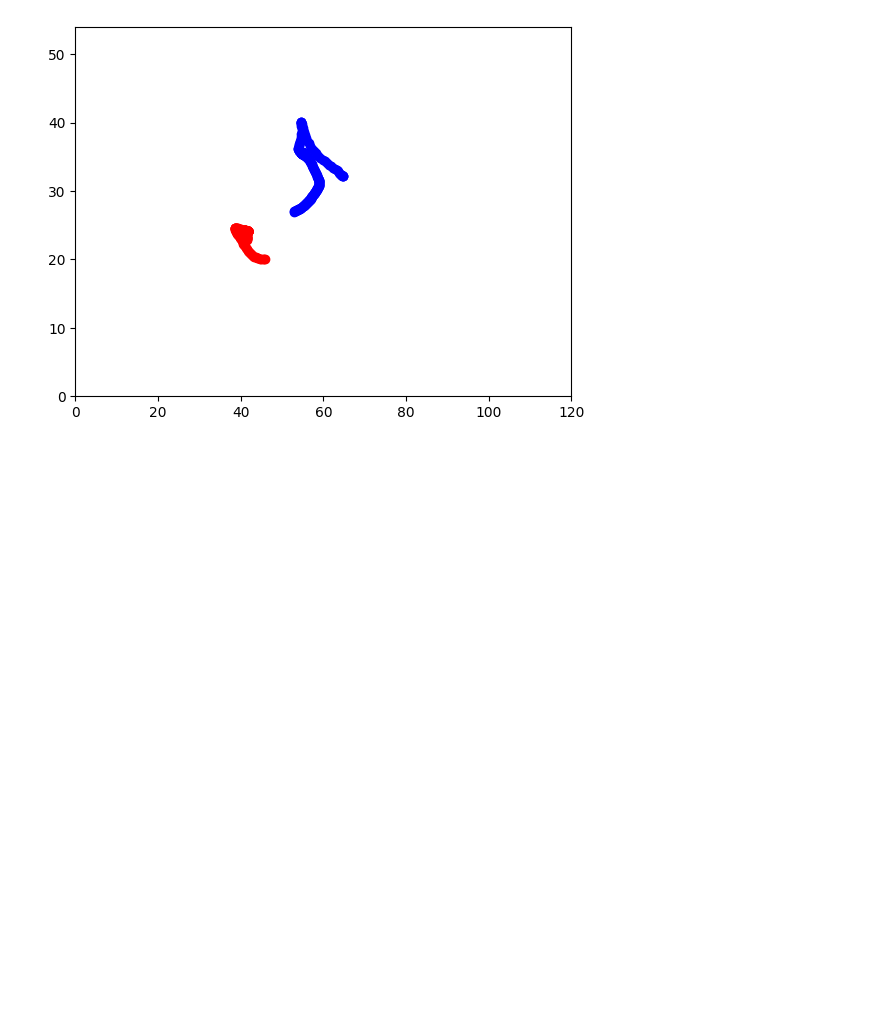
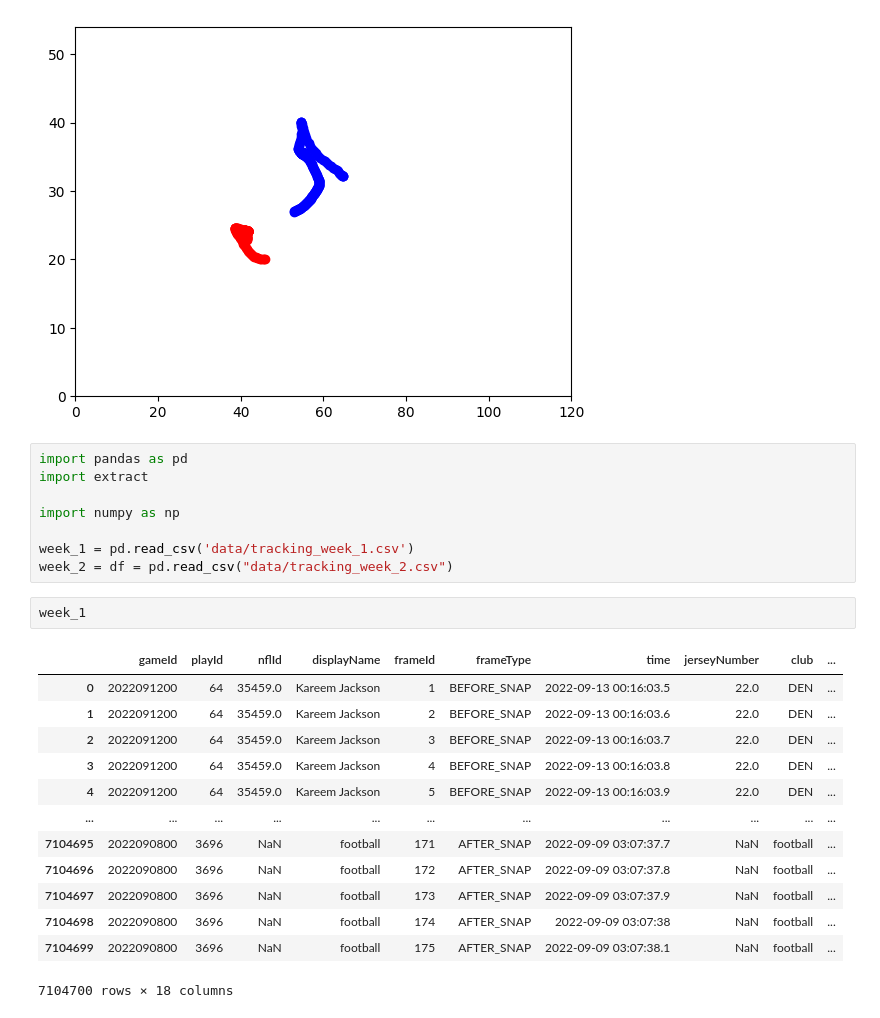
Before and after one commit to akannan05/nfl-data-bowl-25, a Jupyter notebook: test.ipynb, the cells around one changed output. Saved outputs shown, nothing was run; the diff lists cells and outputs as text; blank space fills up the shorter version.

```diff
--- a/test.ipynb
+++ b/test.ipynb
@@ -220,3 +220,27 @@ plt.ylim(0, 54)   # Adjust if necessary
 plt.show()
 # %% [output]
 [figure]
+# %%
+import pandas as pd
+import extract
+
+import numpy as np
+
+week_1 = pd.read_csv('data/tracking_week_1.csv')
+week_2 = df = pd.read_csv("data/tracking_week_2.csv")
+# %%
+week_1
+# %% [output]
+|  | gameId | playId | nflId | displayName | frameId | frameType | time | jerseyNumber | club | ... |
+| 0 | 2022091200 | 64 | 35459.0 | Kareem Jackson | 1 | BEFORE_SNAP | 2022-09-13 00:16:03.5 | 22.0 | DEN | ... |
+| 1 | 2022091200 | 64 | 35459.0 | Kareem Jackson | 2 | BEFORE_SNAP | 2022-09-13 00:16:03.6 | 22.0 | DEN | ... |
+| 2 | 2022091200 | 64 | 35459.0 | Kareem Jackson | 3 | BEFORE_SNAP | 2022-09-13 00:16:03.7 | 22.0 | DEN | ... |
+| 3 | 2022091200 | 64 | 35459.0 | Kareem Jackson | 4 | BEFORE_SNAP | 2022-09-13 00:16:03.8 | 22.0 | DEN | ... |
+| 4 | 2022091200 | 64 | 35459.0 | Kareem Jackson | 5 | BEFORE_SNAP | 2022-09-13 00:16:03.9 | 22.0 | DEN | ... |
+| ... | ... | ... | ... | ... | ... | ... | ... | ... | ... | ... |
+| 7104695 | 2022090800 | 3696 | NaN | football | 171 | AFTER_SNAP | 2022-09-09 03:07:37.7 | NaN | football | ... |
+| 7104696 | 2022090800 | 3696 | NaN | football | 172 | AFTER_SNAP | 2022-09-09 03:07:37.8 | NaN | football | ... |
+| 7104697 | 2022090800 | 3696 | NaN | football | 173 | AFTER_SNAP | 2022-09-09 03:07:37.9 | NaN | football | ... |
+| 7104698 | 2022090800 | 3696 | NaN | football | 174 | AFTER_SNAP | 2022-09-09 03:07:38 | NaN | football | ... |
+| 7104699 | 2022090800 | 3696 | NaN | football | 175 | AFTER_SNAP | 2022-09-09 03:07:38.1 | NaN | football | ... |
+7104700 rows × 18 columns
```
Also changed, not shown: parts of 4 cells of this notebook, 6 other files.
